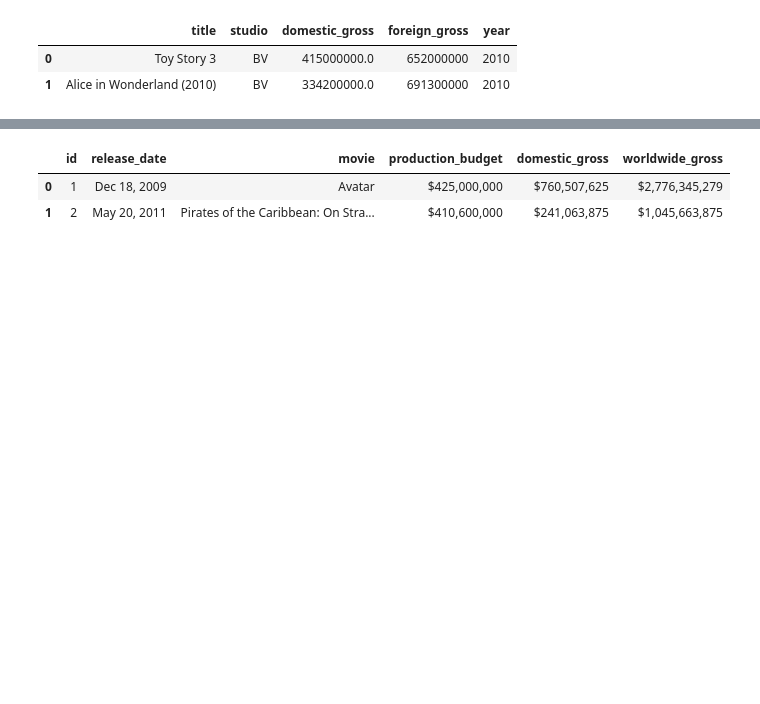
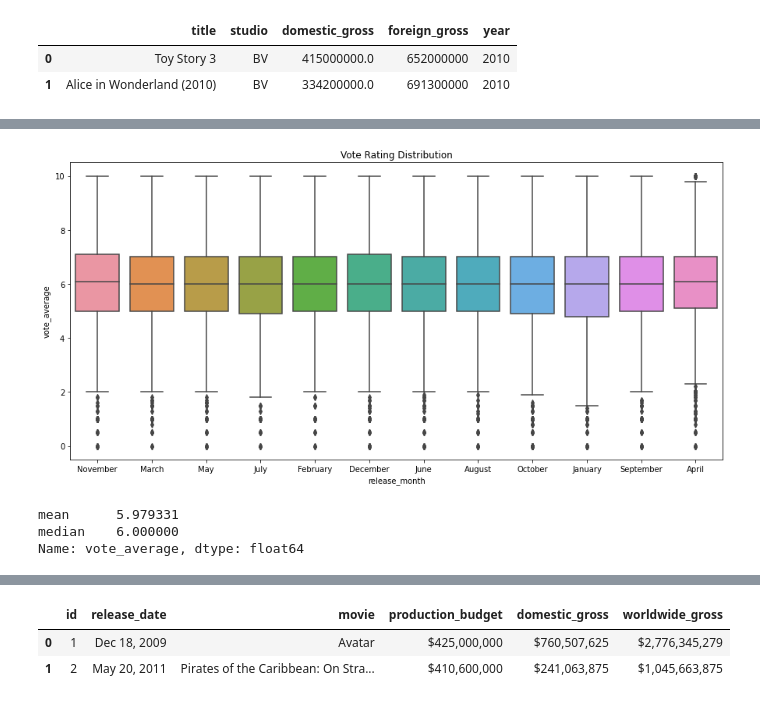
Before and after one commit to nkevin90/Phase-1-Project, a Jupyter notebook: student.ipynb, the cells around one changed output, grey strips where cells are left out. Saved outputs shown, nothing was run; the diff lists cells and outputs as text; code cells hidden in the pictures; blank space fills up the shorter version.

```diff
--- a/student.ipynb
+++ b/student.ipynb
@@ -80,0 +372,15 @@ tmdb.head(2)
+# %%
+fig, ax=plt.subplots(figsize=(15,7))
+ax.set_title('Vote Rating Distribution')
+ax.set_xlabel('vote_average')
+
+sns.boxplot(data=tmdb,x='release_month',y='vote_average');
+# %% [output]
+[figure, added]
+# %%
+#Mean and median of votes
+tmdb['vote_average'].agg(['mean','median'])
+# %% [output]
+mean      5.979331
+median    6.000000
+Name: vote_average, dtype: float64
```
Also changed, not shown: parts of 68 cells of this notebook.
